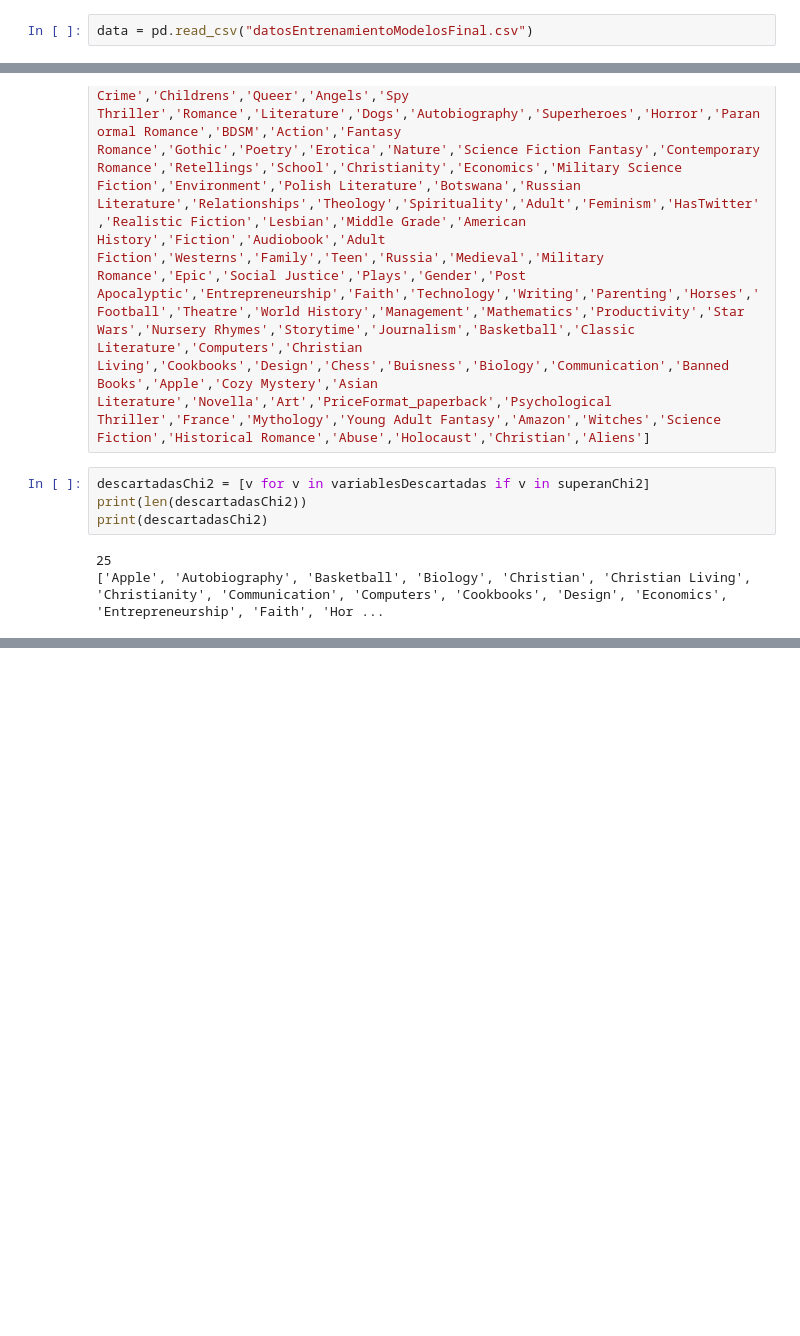
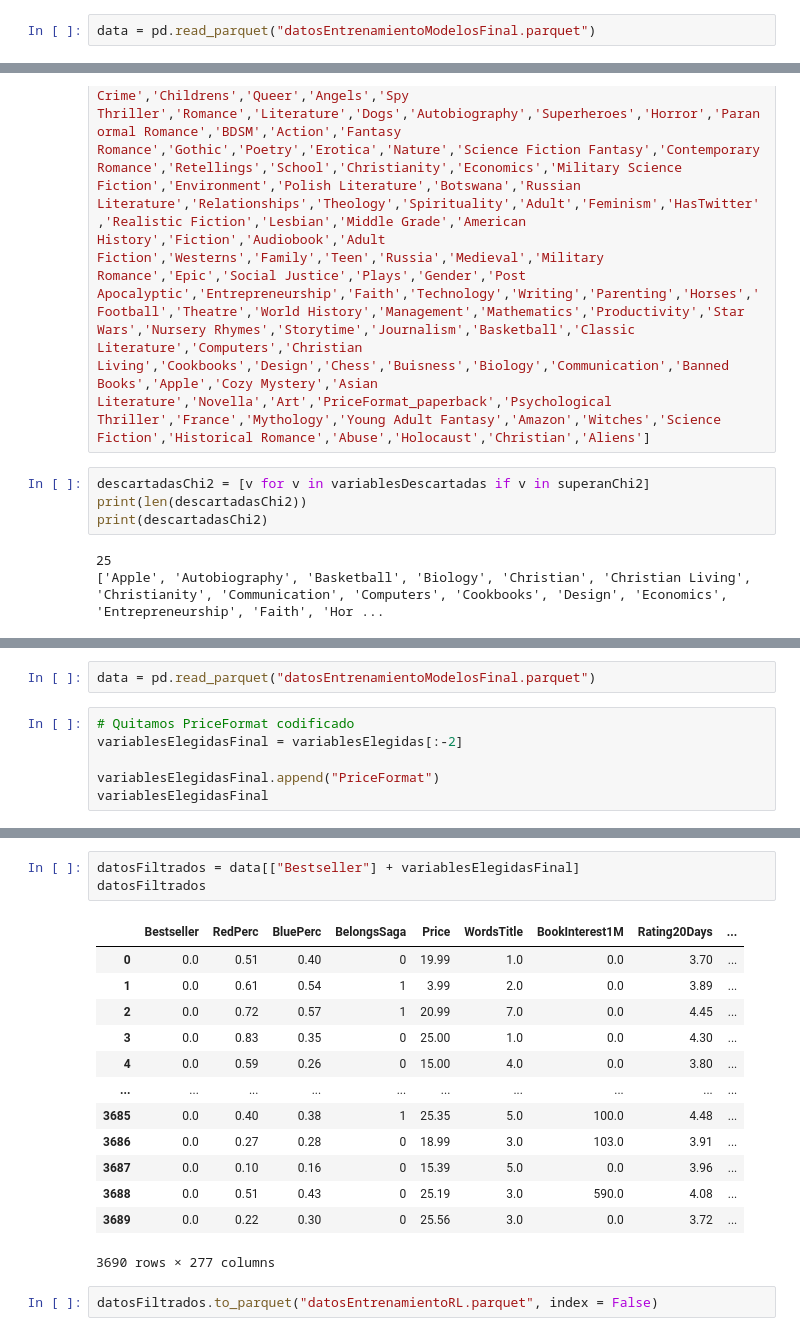
Before and after one commit to MMCCJJ/NOVELLA, a Jupyter notebook: src/modelos/regresionLogistica/RL_seleccion_variables.ipynb, the cells around one changed output, grey strips where cells are left out. Drawn from its saved outputs; the diff is of its cells as text; blank space fills up the shorter version.

```diff
--- a/src/modelos/regresionLogistica/RL_seleccion_variables.ipynb
+++ b/src/modelos/regresionLogistica/RL_seleccion_variables.ipynb
@@ -19,5 +21,5 @@ import numpy as np
 # %%
-data = pd.read_csv("datosEntrenamientoModelosFinal.csv")
+data = pd.read_parquet("datosEntrenamientoModelosFinal.parquet")
 # %%
 data.head()
 # %% [output]
@@ -162,0 +182,8 @@ print(descartadasChi2)
+# %%
+data = pd.read_parquet("datosEntrenamientoModelosFinal.parquet")
+# %%
+# Quitamos PriceFormat codificado
+variablesElegidasFinal = variablesElegidas[:-2]
+
+variablesElegidasFinal.append("PriceFormat")
+variablesElegidasFinal
@@ -162,0 +208,19 @@ print(descartadasChi2)
+# %%
+datosFiltrados = data[["Bestseller"] + variablesElegidasFinal]
+datosFiltrados
+# %% [output]
+|  | Bestseller | RedPerc | BluePerc | BelongsSaga | Price | WordsTitle | BookInterest1M | Rating20Days | ... |
+| 0 | 0.0 | 0.51 | 0.40 | 0 | 19.99 | 1.0 | 0.0 | 3.70 | ... |
+| 1 | 0.0 | 0.61 | 0.54 | 1 | 3.99 | 2.0 | 0.0 | 3.89 | ... |
+| 2 | 0.0 | 0.72 | 0.57 | 1 | 20.99 | 7.0 | 0.0 | 4.45 | ... |
+| 3 | 0.0 | 0.83 | 0.35 | 0 | 25.00 | 1.0 | 0.0 | 4.30 | ... |
+| 4 | 0.0 | 0.59 | 0.26 | 0 | 15.00 | 4.0 | 0.0 | 3.80 | ... |
+| ... | ... | ... | ... | ... | ... | ... | ... | ... | ... |
+| 3685 | 0.0 | 0.40 | 0.38 | 1 | 25.35 | 5.0 | 100.0 | 4.48 | ... |
+| 3686 | 0.0 | 0.27 | 0.28 | 0 | 18.99 | 3.0 | 103.0 | 3.91 | ... |
+| 3687 | 0.0 | 0.10 | 0.16 | 0 | 15.39 | 5.0 | 0.0 | 3.96 | ... |
+| 3688 | 0.0 | 0.51 | 0.43 | 0 | 25.19 | 3.0 | 590.0 | 4.08 | ... |
+| 3689 | 0.0 | 0.22 | 0.30 | 0 | 25.56 | 3.0 | 0.0 | 3.72 | ... |
+3690 rows × 277 columns
+# %%
+datosFiltrados.to_parquet("datosEntrenamientoRL.parquet", index = False)
```
Also changed, not shown: parts of 14 cells of this notebook.
